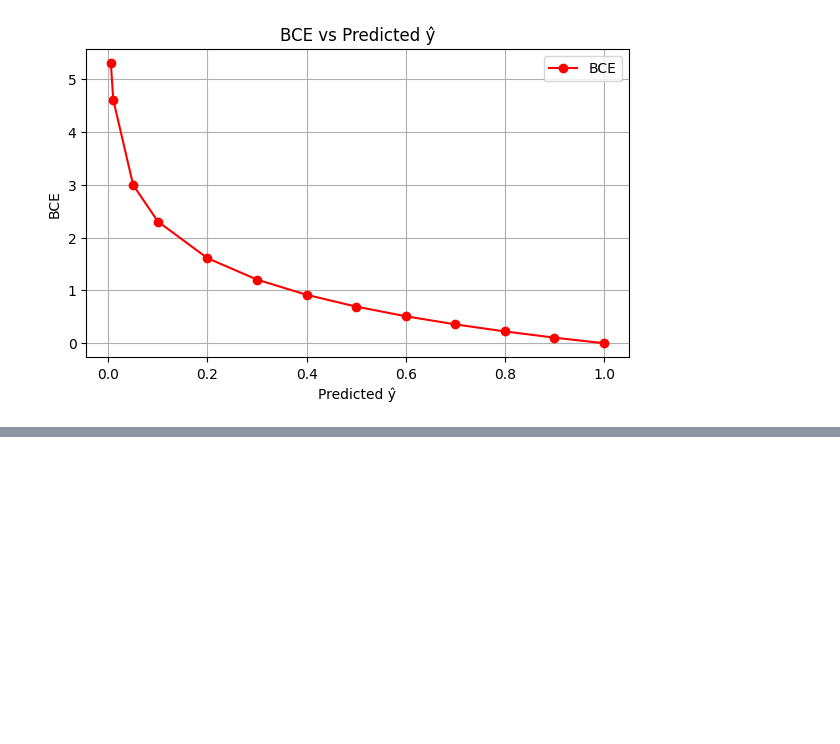
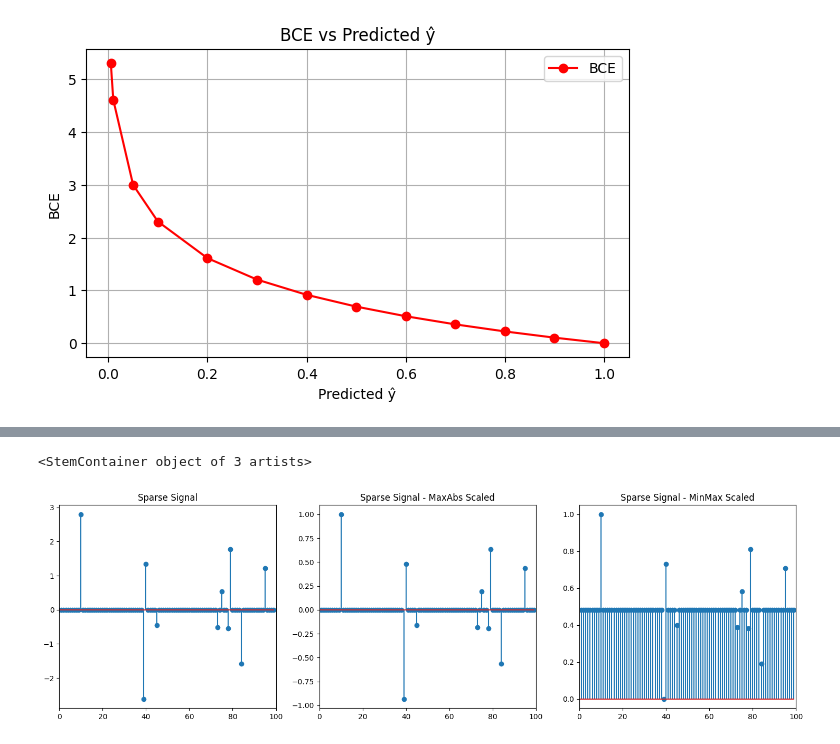
Before and after one commit to Nithira17/pattern-recognition, a Jupyter notebook: assignment_01.ipynb, the cells around one changed output, grey strips where cells are left out. Cells and saved outputs as stored; diff of their text form; code cells hidden in the pictures; blank space fills up the shorter version.

```diff
--- a/assignment_01.ipynb
+++ b/assignment_01.ipynb
@@ -160,0 +230,28 @@ plt.show()
+# %%
+feature_one_minmax_scaler = MinMaxScaler()
+sparse_signal_scaled_min_max = feature_one_minmax_scaler.fit_transform(sparse_signal.reshape(-1,1)).flatten()
+
+plt.figure(figsize=(18,5))
+plt.subplot(1, 3, 1)
+plt.xlim(0, signal_length)
+plt.title("Sparse Signal")
+plt.xticks()
+plt.yticks()
+plt.stem(sparse_signal)
+
+plt.subplot(1, 3, 2)
+plt.xlim(0, signal_length)
+plt.title("Sparse Signal - MaxAbs Scaled")
+plt.xticks()
+plt.yticks()
+plt.stem(sparse_signal_scaled)
+
+plt.subplot(1, 3, 3)
+plt.xlim(0, signal_length)
+plt.title("Sparse Signal - MinMax Scaled")
+plt.xticks()
+plt.yticks()
+plt.stem(sparse_signal_scaled_min_max)
+# %% [output]
+<StemContainer object of 3 artists>
+[figure, added]
```
Also changed, not shown: parts of 2 cells of this notebook.
